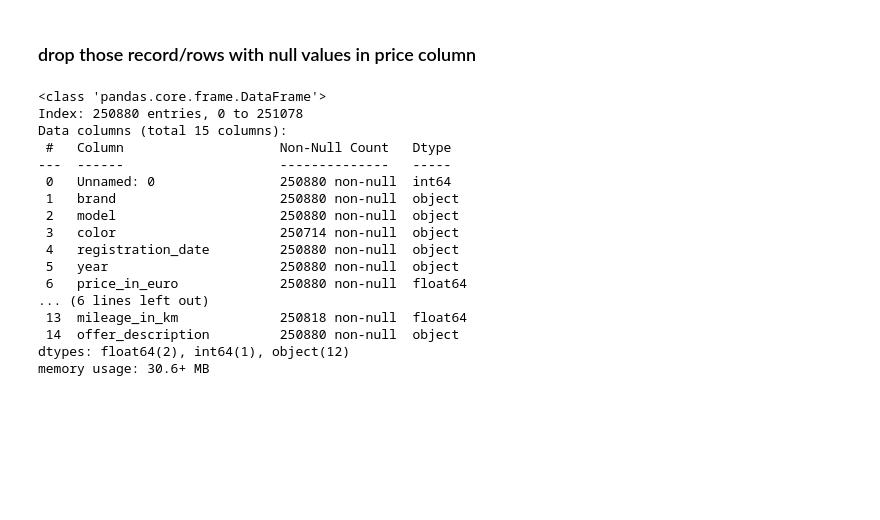
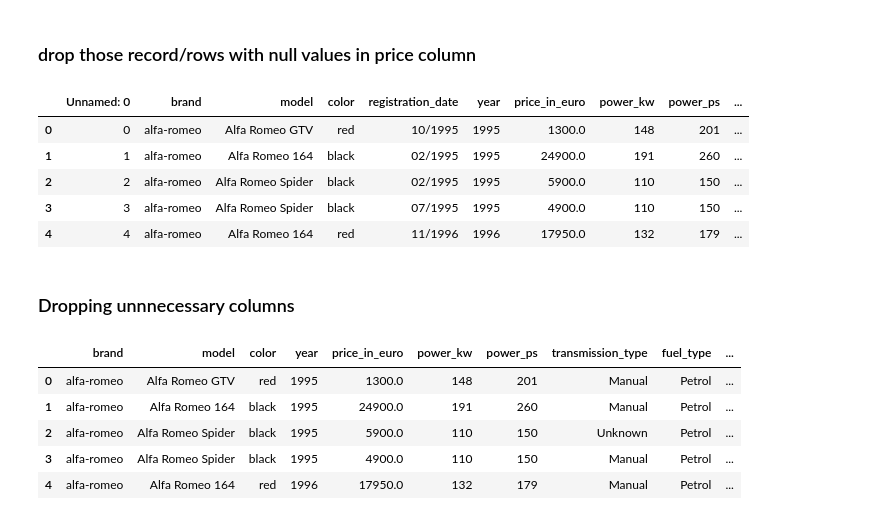
Before and after one commit to mr-rojit/car_price_prediction, a Jupyter notebook: car_price_prediction.ipynb, the cells around one changed output. Drawn from its saved outputs; the diff is of its cells as text; code cells hidden in the pictures; blank space fills up the shorter version.

```diff
--- a/car_price_prediction.ipynb
+++ b/car_price_prediction.ipynb
@@ -62,22 +63,13 @@ original_df.describe()
 # %%
 original_df.dropna(subset=['price_in_euro'], inplace=True)
 # %%
-original_df.info()
+original_df.head()
 # %% [output]
-<class 'pandas.core.frame.DataFrame'>
-Index: 250880 entries, 0 to 251078
-Data columns (total 15 columns):
- #   Column                    Non-Null Count   Dtype
----  ------                    --------------   -----
- 0   Unnamed: 0                250880 non-null  int64
- 1   brand                     250880 non-null  object
- 2   model                     250880 non-null  object
- 3   color                     250714 non-null  object
- 4   registration_date         250880 non-null  object
- 5   year                      250880 non-null  object
- 6   price_in_euro             250880 non-null  float64
-... (6 lines left out)
- 13  mileage_in_km             250818 non-null  float64
- 14  offer_description         250880 non-null  object
-dtypes: float64(2), int64(1), object(12)
-memory usage: 30.6+ MB
+|  | Unnamed: 0 | brand | model | color | registration_date | year | price_in_euro | power_kw | power_ps | ... |
+| 0 | 0 | alfa-romeo | Alfa Romeo GTV | red | 10/1995 | 1995 | 1300.0 | 148 | 201 | ... |
+| 1 | 1 | alfa-romeo | Alfa Romeo 164 | black | 02/1995 | 1995 | 24900.0 | 191 | 260 | ... |
+| 2 | 2 | alfa-romeo | Alfa Romeo Spider | black | 02/1995 | 1995 | 5900.0 | 110 | 150 | ... |
+| 3 | 3 | alfa-romeo | Alfa Romeo Spider | black | 07/1995 | 1995 | 4900.0 | 110 | 150 | ... |
+| 4 | 4 | alfa-romeo | Alfa Romeo 164 | red | 11/1996 | 1996 | 17950.0 | 132 | 179 | ... |
+# %% [markdown]
+### Dropping unnnecessary columns
@@ -83,0 +78,9 @@ memory usage: 30.6+ MB
+# %%
+df.head()
+# %% [output]
+|  | brand | model | color | year | price_in_euro | power_kw | power_ps | transmission_type | fuel_type | ... |
+| 0 | alfa-romeo | Alfa Romeo GTV | red | 1995 | 1300.0 | 148 | 201 | Manual | Petrol | ... |
+| 1 | alfa-romeo | Alfa Romeo 164 | black | 1995 | 24900.0 | 191 | 260 | Manual | Petrol | ... |
+| 2 | alfa-romeo | Alfa Romeo Spider | black | 1995 | 5900.0 | 110 | 150 | Unknown | Petrol | ... |
+| 3 | alfa-romeo | Alfa Romeo Spider | black | 1995 | 4900.0 | 110 | 150 | Manual | Petrol | ... |
+| 4 | alfa-romeo | Alfa Romeo 164 | red | 1996 | 17950.0 | 132 | 179 | Manual | Petrol | ... |
```
Also changed, not shown: parts of 13 cells of this notebook.
